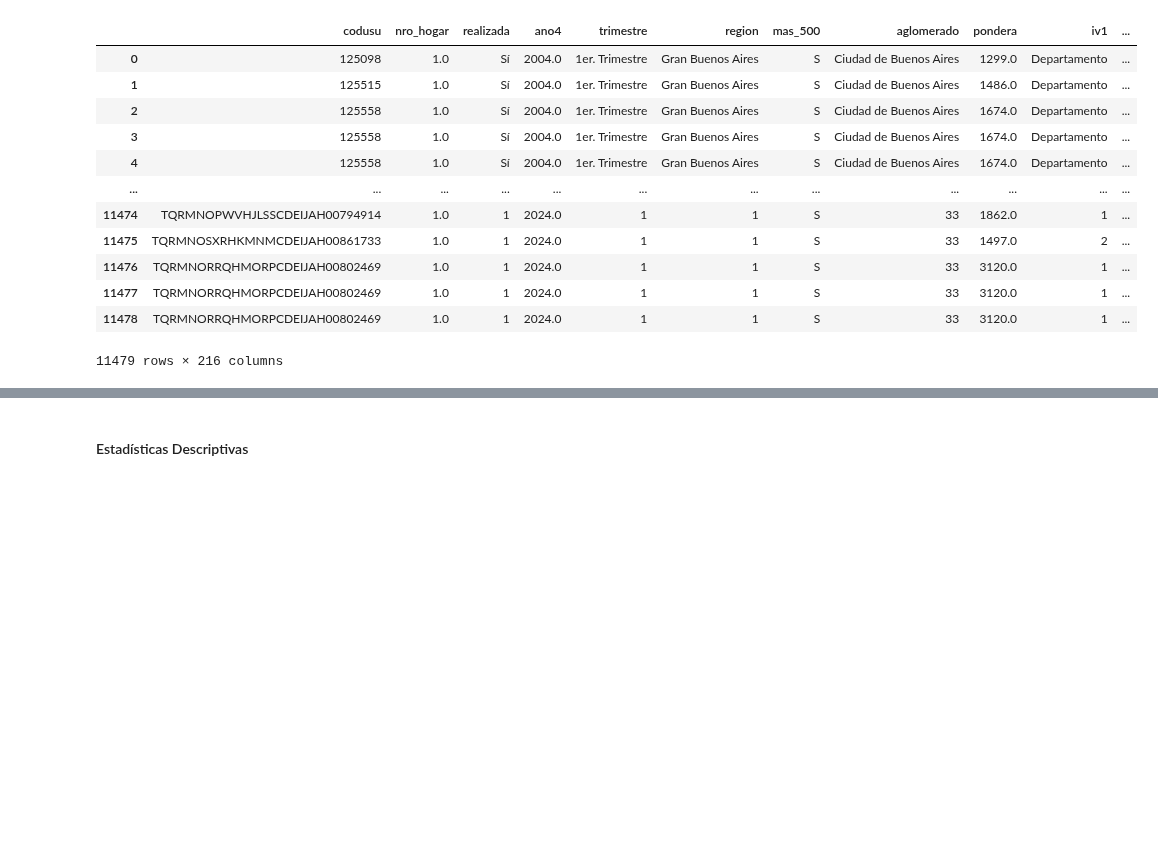
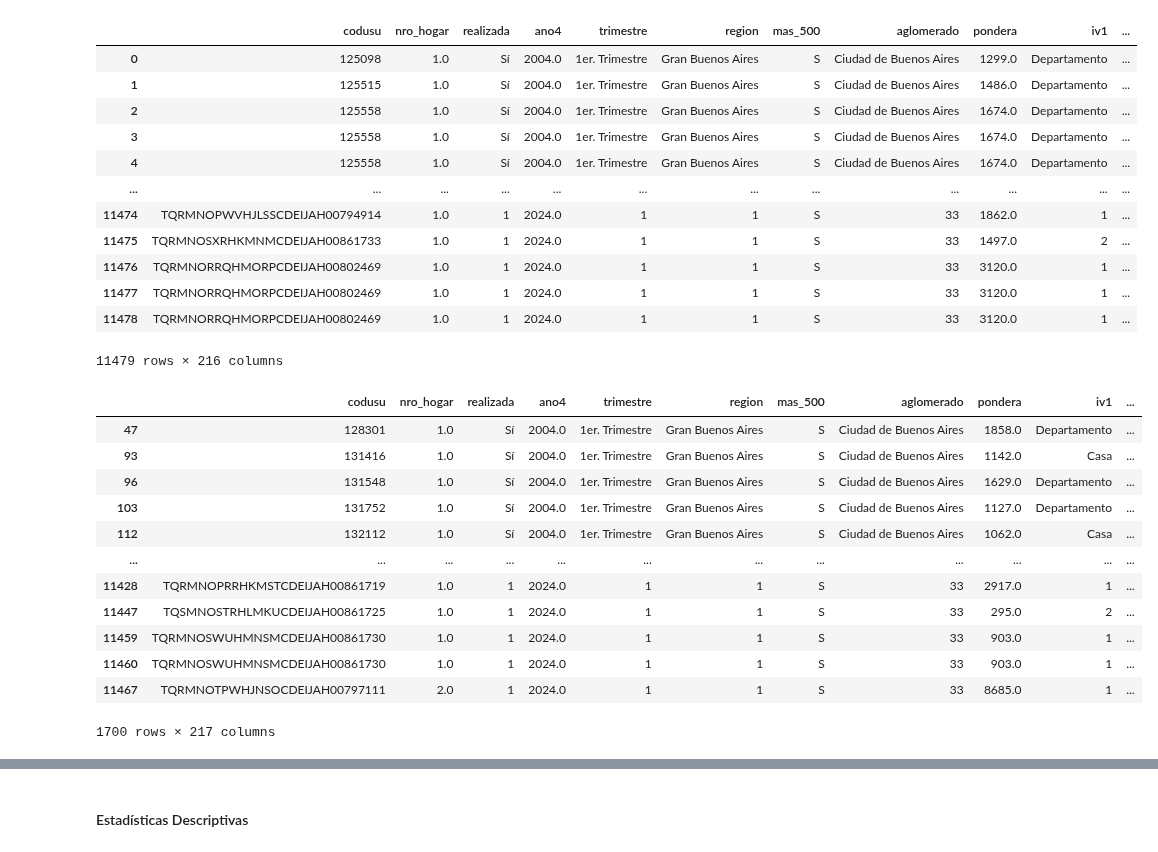
Before and after one commit to miligarofalo/CC408-T2-1, a Jupyter notebook: TP4/TP4_grupal.ipynb, the cells around one changed output, grey strips where cells are left out. Cells and saved outputs as stored; diff of their text form; code cells hidden in the pictures; blank space fills up the shorter version.

```diff
--- a/TP4/TP4_grupal.ipynb
+++ b/TP4/TP4_grupal.ipynb
@@ -382,3 +433,22 @@ df_completa
 | 11477 | TQRMNORRQHMORPCDEIJAH00802469 | 1.0 | 1 | 2024.0 | 1 | 1 | S | 33 | 3120.0 | 1 | ... |
 | 11478 | TQRMNORRQHMORPCDEIJAH00802469 | 1.0 | 1 | 2024.0 | 1 | 1 | S | 33 | 3120.0 | 1 | ... |
 11479 rows × 216 columns
+# %%
+#Agregar una columna llamada desocupado: vale 1 si está desocupado y 0 cc
+df_completa['desocupado'] = df_completa['estado'].apply(lambda x: 1 if x in [2] else 0)
+# %%
+df_completa[df_completa['estado'] == 4]
+# %% [output]
+|  | codusu | nro_hogar | realizada | ano4 | trimestre | region | mas_500 | aglomerado | pondera | iv1 | ... |
+| 47 | 128301 | 1.0 | Sí | 2004.0 | 1er. Trimestre | Gran Buenos Aires | S | Ciudad de Buenos Aires | 1858.0 | Departamento | ... |
+| 93 | 131416 | 1.0 | Sí | 2004.0 | 1er. Trimestre | Gran Buenos Aires | S | Ciudad de Buenos Aires | 1142.0 | Casa | ... |
+| 96 | 131548 | 1.0 | Sí | 2004.0 | 1er. Trimestre | Gran Buenos Aires | S | Ciudad de Buenos Aires | 1629.0 | Departamento | ... |
+| 103 | 131752 | 1.0 | Sí | 2004.0 | 1er. Trimestre | Gran Buenos Aires | S | Ciudad de Buenos Aires | 1127.0 | Departamento | ... |
+| 112 | 132112 | 1.0 | Sí | 2004.0 | 1er. Trimestre | Gran Buenos Aires | S | Ciudad de Buenos Aires | 1062.0 | Casa | ... |
+| ... | ... | ... | ... | ... | ... | ... | ... | ... | ... | ... | ... |
+| 11428 | TQRMNOPRRHKMSTCDEIJAH00861719 | 1.0 | 1 | 2024.0 | 1 | 1 | S | 33 | 2917.0 | 1 | ... |
+| 11447 | TQSMNOSTRHLMKUCDEIJAH00861725 | 1.0 | 1 | 2024.0 | 1 | 1 | S | 33 | 295.0 | 2 | ... |
+| 11459 | TQRMNOSWUHMNSMCDEIJAH00861730 | 1.0 | 1 | 2024.0 | 1 | 1 | S | 33 | 903.0 | 1 | ... |
+| 11460 | TQRMNOSWUHMNSMCDEIJAH00861730 | 1.0 | 1 | 2024.0 | 1 | 1 | S | 33 | 903.0 | 1 | ... |
+| 11467 | TQRMNOTPWHJNSOCDEIJAH00797111 | 2.0 | 1 | 2024.0 | 1 | 1 | S | 33 | 8685.0 | 1 | ... |
+1700 rows × 217 columns
```
Also changed, not shown: parts of 3 cells of this notebook.
